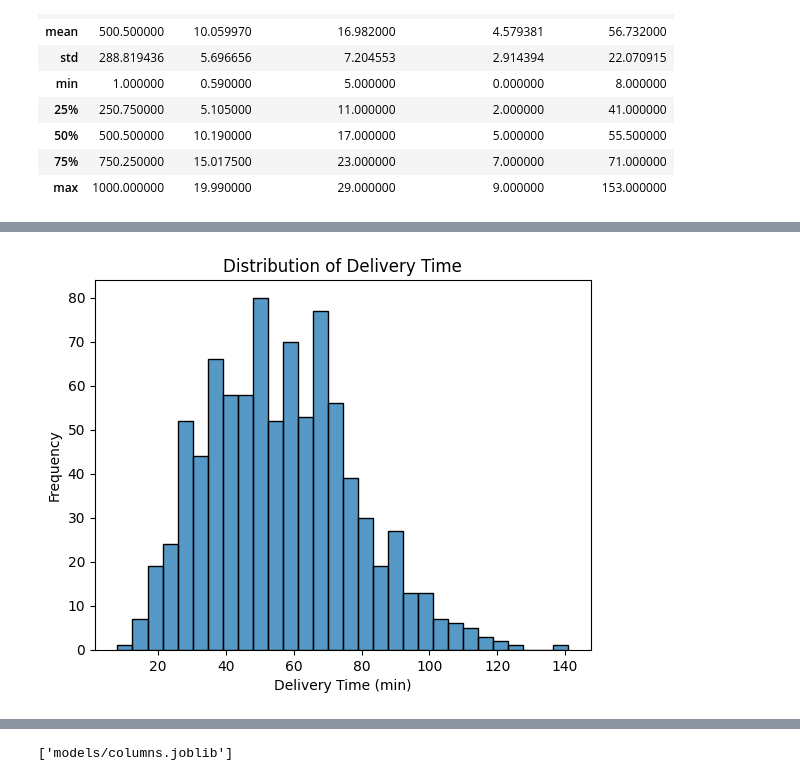
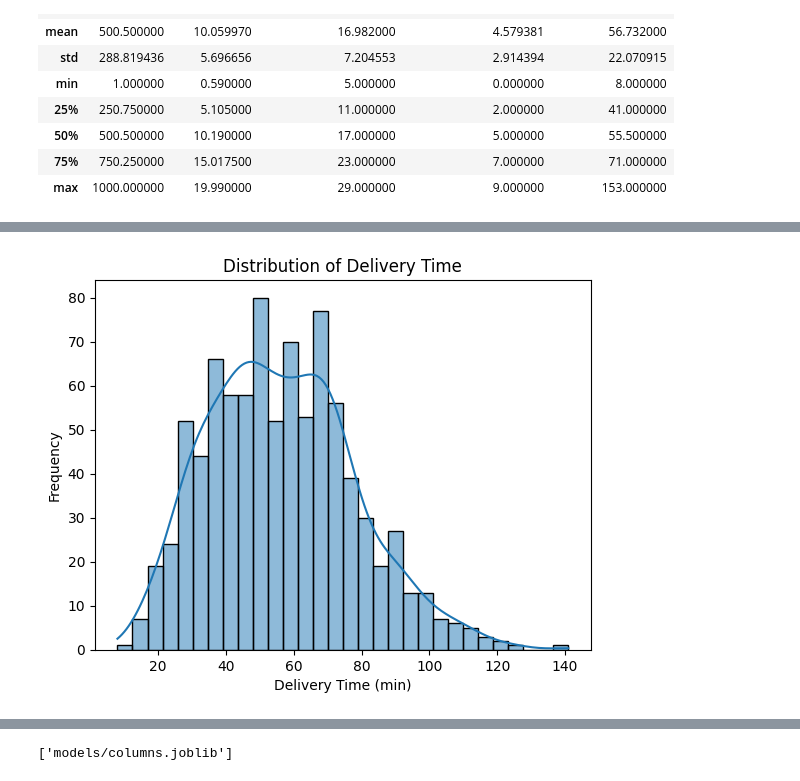
Before and after one commit to omaramoudi1/food-delivery-time-prediction, a Jupyter notebook: notebook.ipynb, the cells around one changed output, grey strips where cells are left out. Cells and saved outputs as stored; diff of their text form; code cells hidden in the pictures.

```diff
--- a/notebook.ipynb
+++ b/notebook.ipynb
@@ -48,12 +181,9 @@ df = df.dropna()
 # %%
-import matplotlib.pyplot as plt
-import seaborn as sns
-
 plt.figure()
-sns.histplot(df["Delivery_Time_min"], bins=30)
+sns.histplot(df["Delivery_Time_min"], bins=30, kde=True)
 plt.title("Distribution of Delivery Time")
 plt.xlabel("Delivery Time (min)")
 plt.ylabel("Frequency")
 plt.show()
 # %% [output]
-[figure, old version]
+[figure, new version]
```
Also changed, not shown: parts of 43 cells of this notebook, 3 other files.
